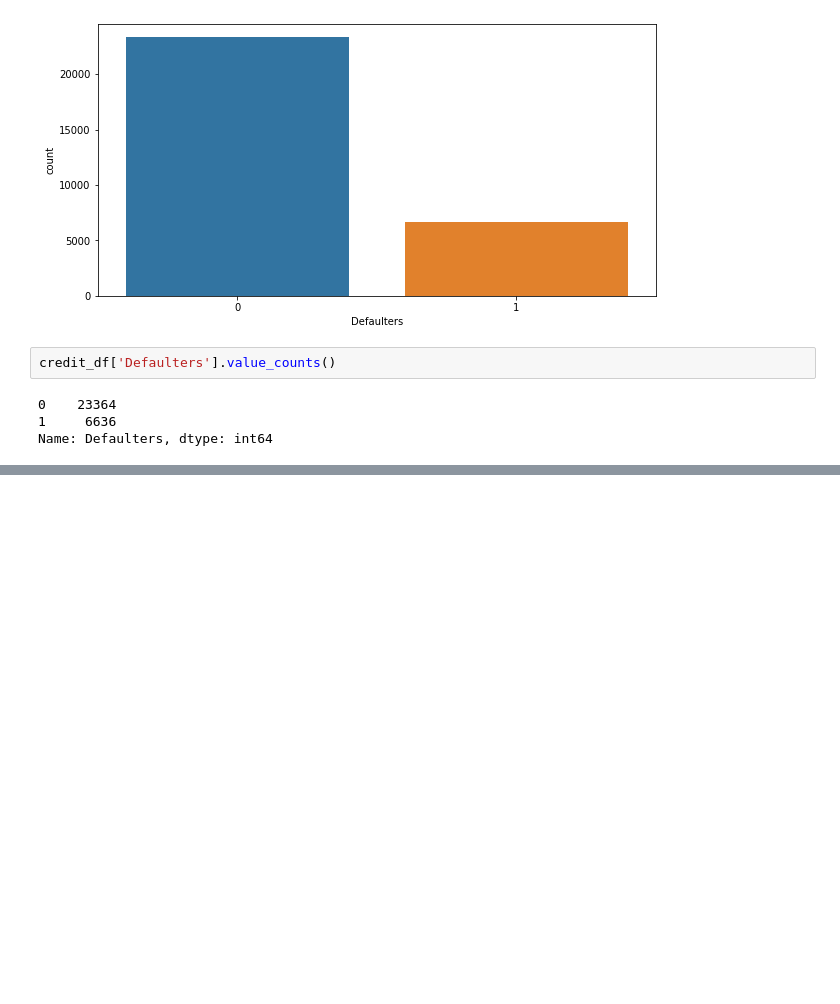
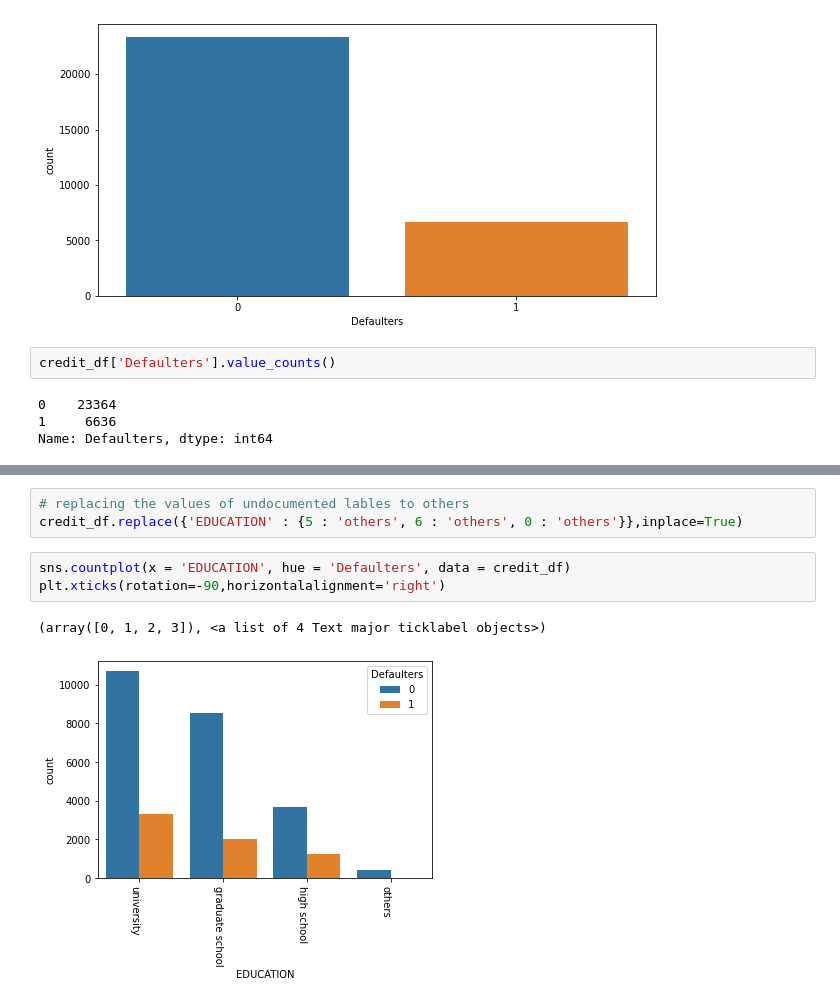
Before and after one commit to Sharath2021/Credit-Card-Default-Prediction, a Jupyter notebook: Credit_Card_Default_Prediction.ipynb, the cells around one changed output, grey strips where cells are left out. Saved outputs shown, nothing was run; the diff lists cells and outputs as text; blank space fills up the shorter version.

```diff
--- a/Credit_Card_Default_Prediction.ipynb
+++ b/Credit_Card_Default_Prediction.ipynb
@@ -150,0 +181,9 @@ Name: Defaulters, dtype: int64
+# %%
+# replacing the values of undocumented lables to others
+credit_df.replace({'EDUCATION' : {5 : 'others', 6 : 'others', 0 : 'others'}},inplace=True)
+# %%
+sns.countplot(x = 'EDUCATION', hue = 'Defaulters', data = credit_df)
+plt.xticks(rotation=-90,horizontalalignment='right')
+# %% [output]
+(array([0, 1, 2, 3]), <a list of 4 Text major ticklabel objects>)
+[figure, added]
```
Also changed, not shown: parts of 8 cells of this notebook.
